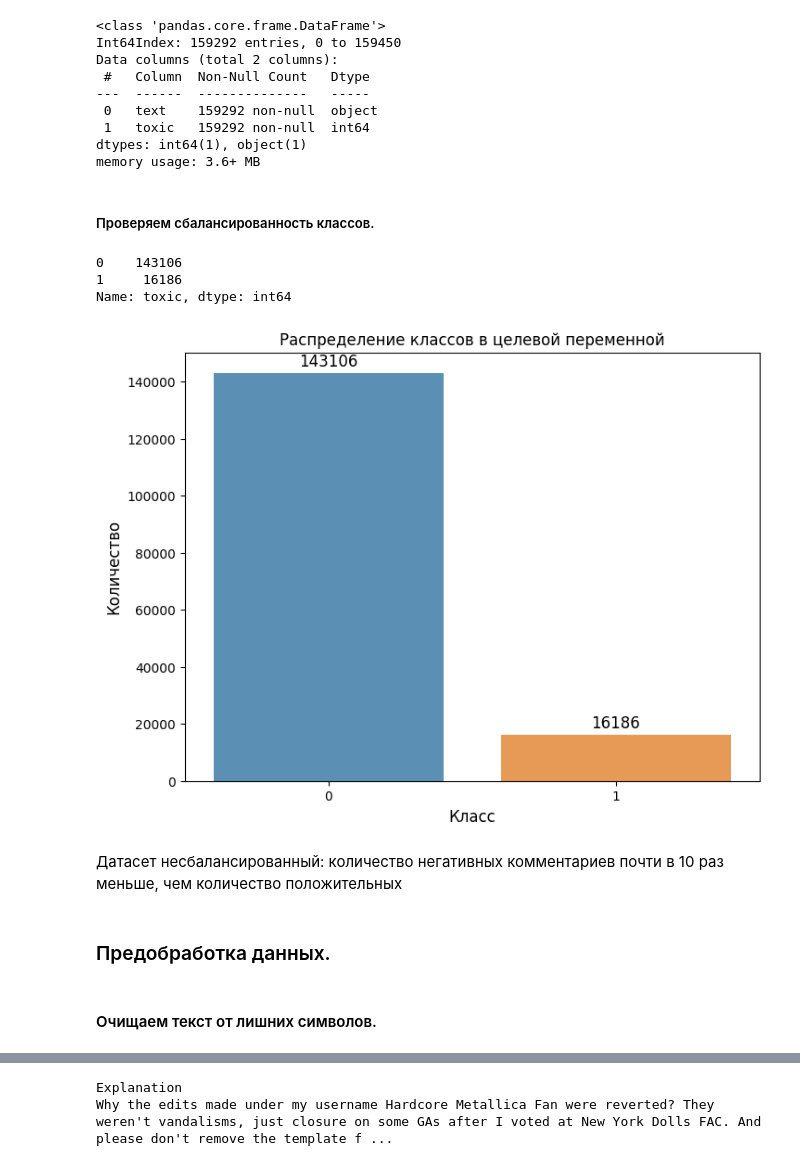
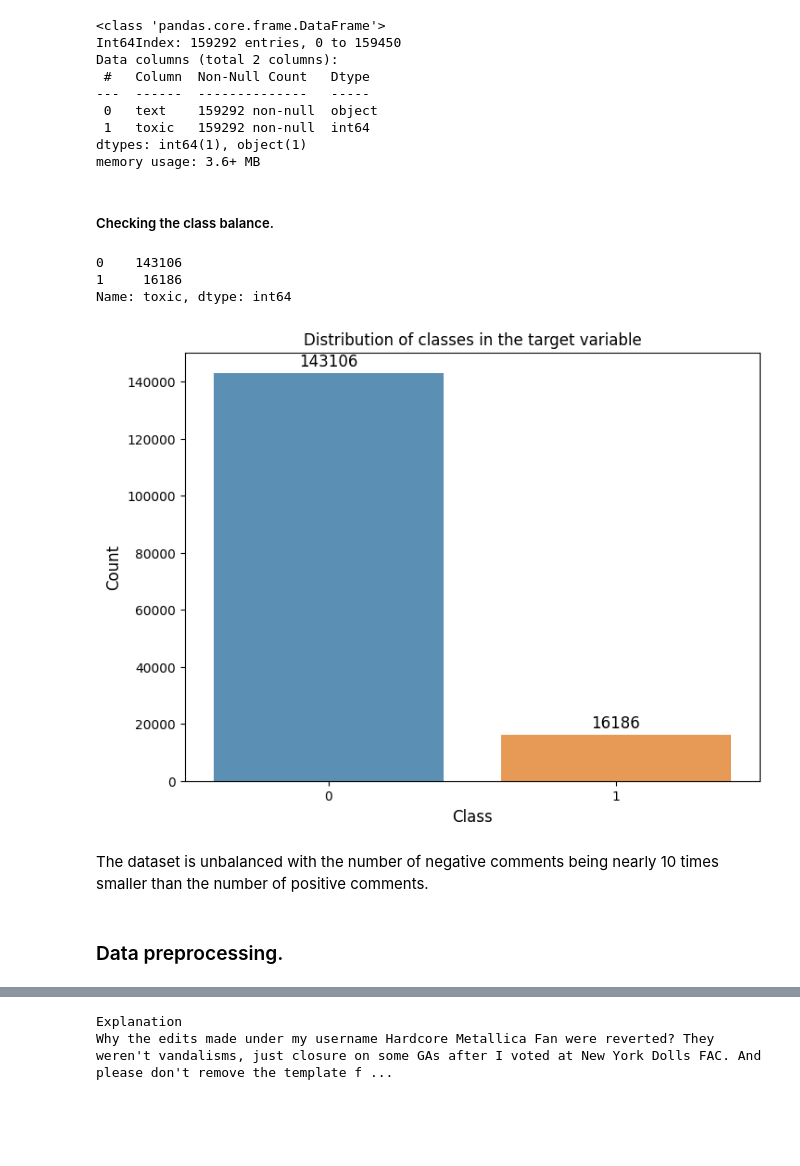
Before and after one commit to avostapenkokz/Portfolio, a Jupyter notebook: CommentsClassifier/CommentsClassifier.ipynb, the cells around one changed output, grey strips where cells are left out. Saved outputs shown, nothing was run; the diff lists cells and outputs as text; code cells hidden in the pictures; blank space fills up the shorter version.

```diff
--- a/CommentsClassifier/CommentsClassifier.ipynb
+++ b/CommentsClassifier/CommentsClassifier.ipynb
@@ -69,6 +69,6 @@ Data columns (total 2 columns):
  1   toxic   159292 non-null  int64
 dtypes: int64(1), object(1)
 memory usage: 3.6+ MB
-# %% [markdown]
-#####  Проверяем сбалансированность классов.
+# %% [markdown]
+#####  Checking the class balance.
 # %%
@@ -81,26 +80,24 @@ print(class_counts)
 1     16186
 Name: toxic, dtype: int64
 # %%
-# Визуализация
+# Plotting the distribution of classes in the target variable
 plt.figure(figsize=(8, 6))
 ax = sns.barplot(x=class_counts.index, y=class_counts.values, alpha=0.8)
-plt.title('Распределение классов в целевой переменной')
-plt.ylabel('Количество', fontsize=12)
-plt.xlabel('Класс', fontsize=12)
+plt.title('Distribution of classes in the target variable')
+plt.ylabel('Count', fontsize=12)
+plt.xlabel('Class', fontsize=12)
 
-# Добавление количества над столбцами
+# Adding counts above the bars
 for p, label in zip(ax.patches, class_counts.values):
     ax.annotate(label, (p.get_x() + p.get_width() / 2., p.get_height()),
-                 ha = 'center', va = 'center',
-                 xytext = (0, 9),
-                 textcoords = 'offset points', fontsize=12)
+                 ha='center', va='center',
+                 xytext=(0, 9),
+                 textcoords='offset points', fontsize=12)
 
 plt.show()
 # %% [output]
-[figure, old version]
+[figure, new version]
-# %% [markdown]
-Датасет несбалансированный: количество негативных комментариев почти в 10 раз меньше, чем количество положительных
-# %% [markdown]
-### Предобработка данных.
-# %% [markdown]
-#### Очищаем текст от лишних символов.
+# %% [markdown]
+The dataset is unbalanced with the number of negative comments being nearly 10 times smaller than the number of positive comments.
+# %% [markdown]
+### Data preprocessing.
```
Also changed, not shown: parts of 79 cells of this notebook.
